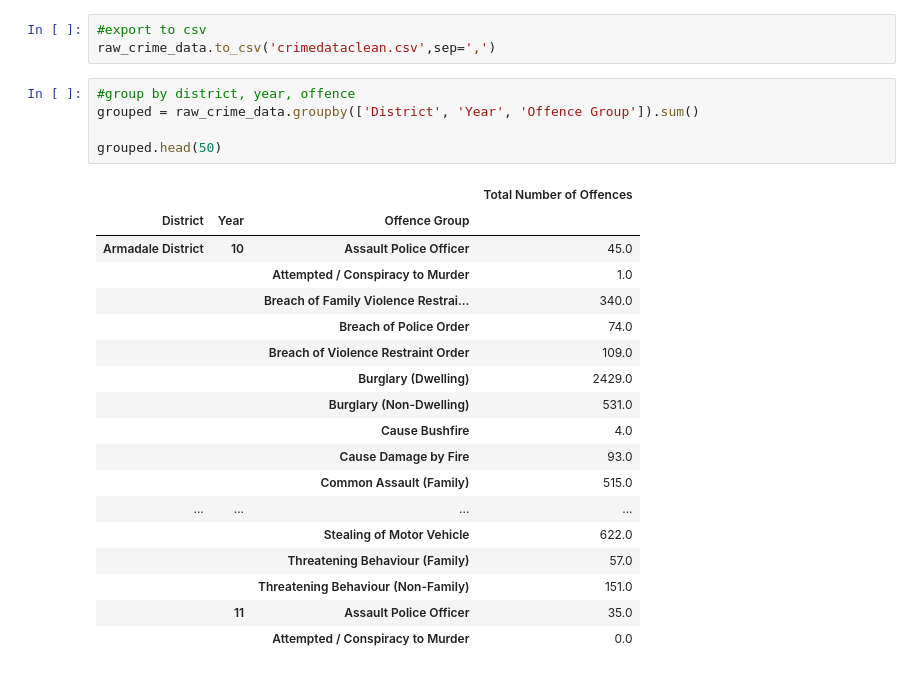
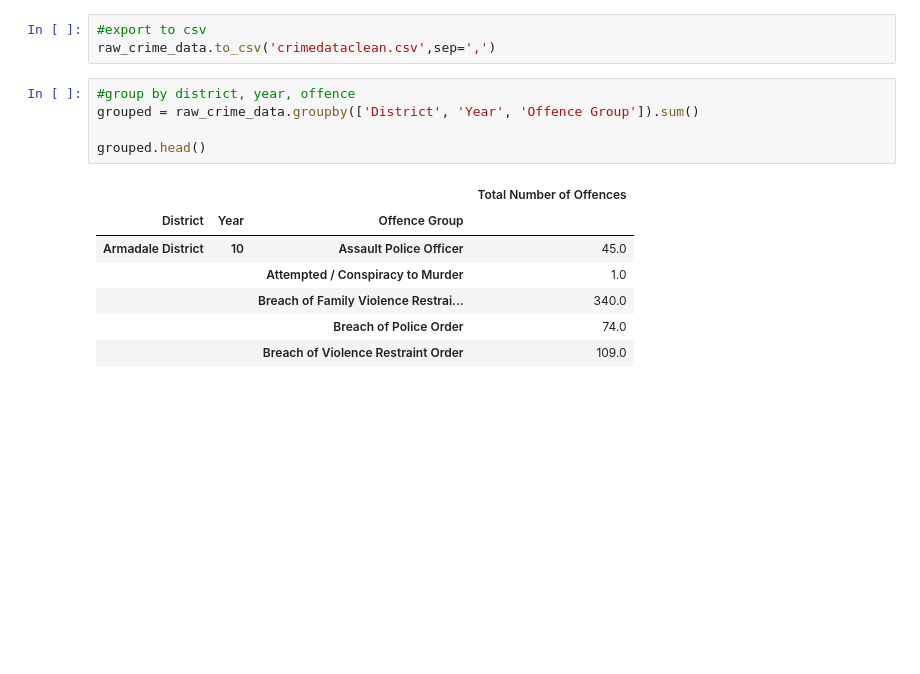
Before and after one commit to natalieddavies/BootcampProject1, a Jupyter notebook: wacrime.ipynb, the cells around one changed output. Drawn from its saved outputs; the diff is of its cells as text; blank space fills up the shorter version.

```diff
--- a/wacrime.ipynb
+++ b/wacrime.ipynb
@@ -139,24 +139,13 @@ raw_crime_data.to_csv('crimedataclean.csv',sep=',')
 # %%
 #group by district, year, offence
 grouped = raw_crime_data.groupby(['District', 'Year', 'Offence Group']).sum()
 
-grouped.head(50)
+grouped.head()
 # %% [output]
 |  |  |  | Total Number of Offences |
 | District | Year | Offence Group |  |
 | Armadale District | 10 | Assault Police Officer | 45.0 |
 |  |  | Attempted / Conspiracy to Murder | 1.0 |
 |  |  | Breach of Family Violence Restrai... | 340.0 |
 |  |  | Breach of Police Order | 74.0 |
 |  |  | Breach of Violence Restraint Order | 109.0 |
-|  |  | Burglary (Dwelling) | 2429.0 |
-|  |  | Burglary (Non-Dwelling) | 531.0 |
-|  |  | Cause Bushfire | 4.0 |
-|  |  | Cause Damage by Fire | 93.0 |
-|  |  | Common Assault (Family) | 515.0 |
-| ... | ... | ... | ... |
-|  |  | Stealing of Motor Vehicle | 622.0 |
-|  |  | Threatening Behaviour (Family) | 57.0 |
-|  |  | Threatening Behaviour (Non-Family) | 151.0 |
-|  | 11 | Assault Police Officer | 35.0 |
-|  |  | Attempted / Conspiracy to Murder | 0.0 |
```
Also changed, not shown: parts of 2 cells of this notebook, 1 other file.
